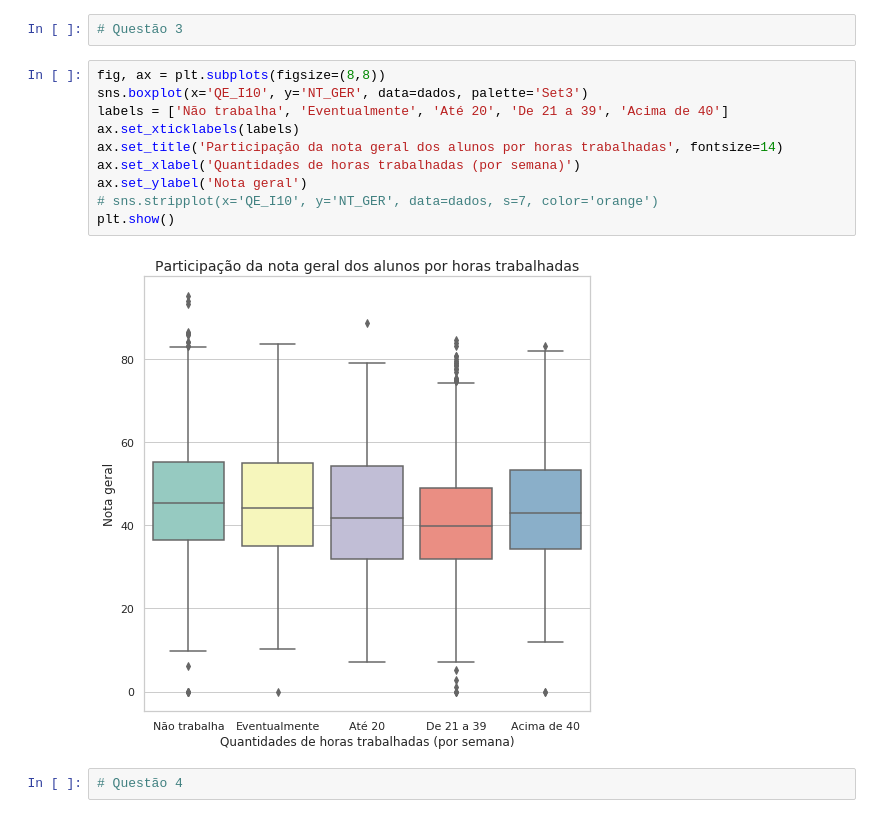
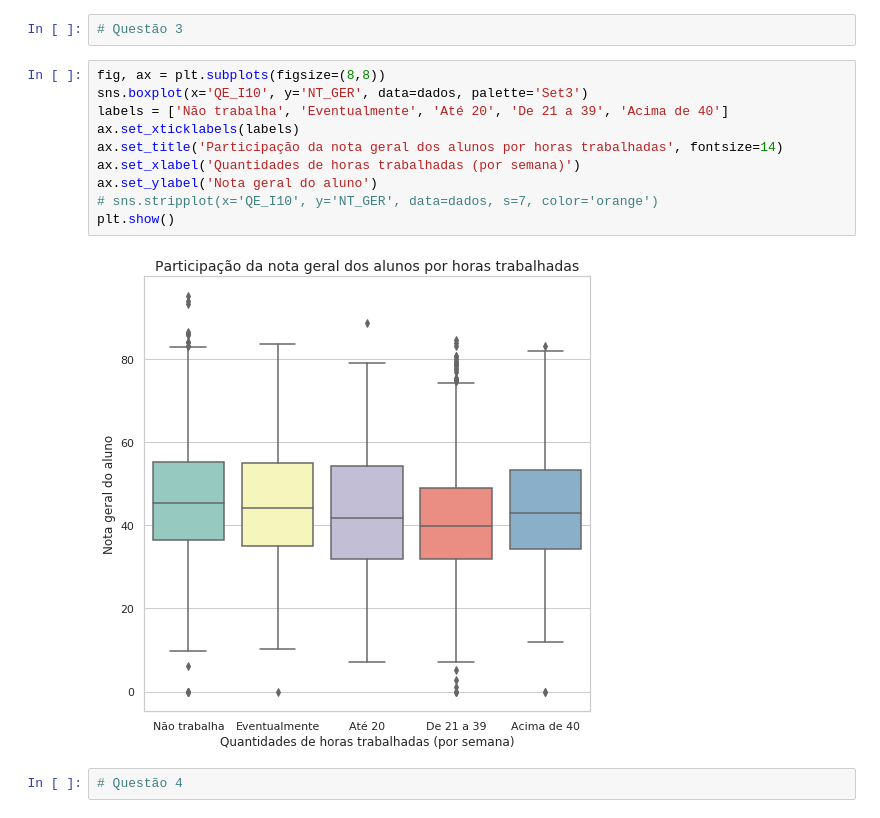
Before and after one commit to danielrcoura/metodologia-enade, a Jupyter notebook: Analise.ipynb, the cells around one changed output. Saved outputs shown, nothing was run; the diff lists cells and outputs as text.

```diff
--- a/Analise.ipynb
+++ b/Analise.ipynb
@@ -44,15 +45,15 @@ plt.show()
 # %%
 fig, ax = plt.subplots(figsize=(8,8))
 sns.boxplot(x='QE_I10', y='NT_GER', data=dados, palette='Set3')
 labels = ['Não trabalha', 'Eventualmente', 'Até 20', 'De 21 a 39', 'Acima de 40']
 ax.set_xticklabels(labels)
 ax.set_title('Participação da nota geral dos alunos por horas trabalhadas', fontsize=14)
 ax.set_xlabel('Quantidades de horas trabalhadas (por semana)')
-ax.set_ylabel('Nota geral')
+ax.set_ylabel('Nota geral do aluno')
 # sns.stripplot(x='QE_I10', y='NT_GER', data=dados, s=7, color='orange')
 plt.show()
 # %% [output]
-[figure, old version]
+[figure, new version]
 # %%
 # Questão 4
 # %%
```
Also changed, not shown: parts of 6 cells of this notebook, 1 other file.
